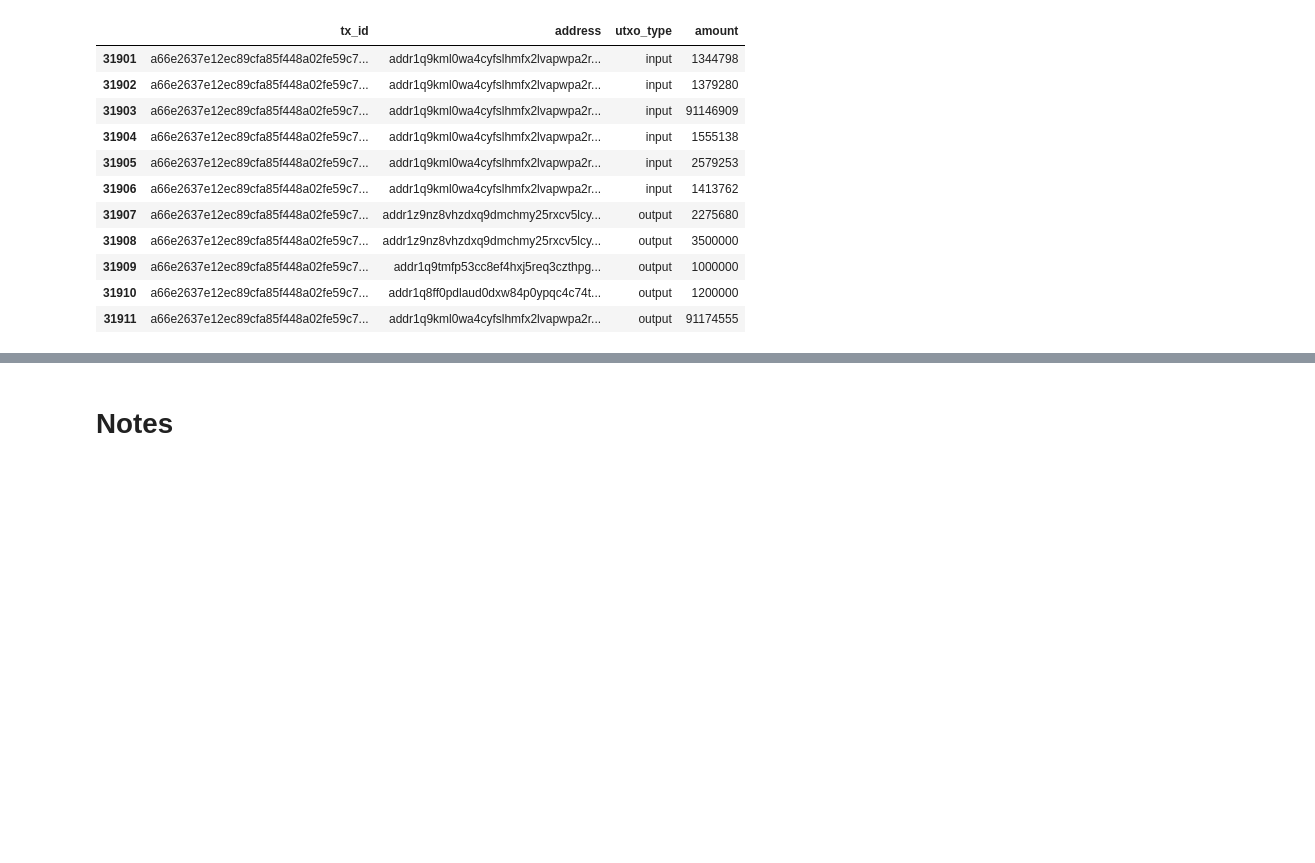
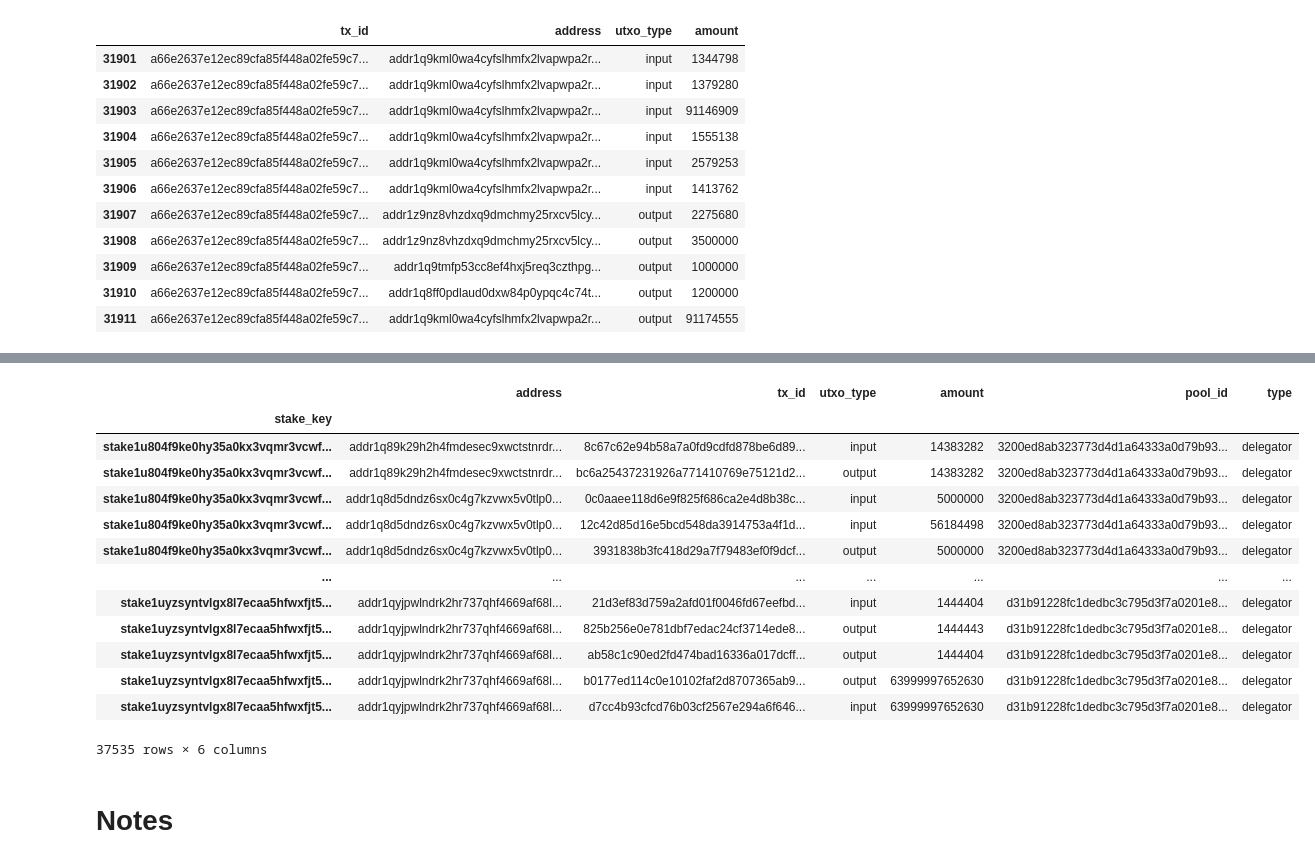
Before and after one commit to alvail/caa-cardano-exchanges, a Jupyter notebook: notebooks/ground_truth.ipynb, the cells around one changed output, grey strips where cells are left out. Cells and saved outputs as stored; diff of their text form; code cells hidden in the pictures; blank space fills up the shorter version.

```diff
--- a/notebooks/ground_truth.ipynb
+++ b/notebooks/ground_truth.ipynb
@@ -360,3 +359,20 @@ utxo_df.set_index('address').join(account_df.set_index('address')).reset_index()
+# %%
+join_df[join_df['stake_key'].notna()].set_index('stake_key').join(pool_df.set_index('stake_key'))
+# %% [output]
+|  | address | tx_id | utxo_type | amount | pool_id | type |
+| stake_key |  |  |  |  |  |  |
+| stake1u804f9ke0hy35a0kx3vqmr3vcwf... | addr1q89k29h2h4fmdesec9xwctstnrdr... | 8c67c62e94b58a7a0fd9cdfd878be6d89... | input | 14383282 | 3200ed8ab323773d4d1a64333a0d79b93... | delegator |
+| stake1u804f9ke0hy35a0kx3vqmr3vcwf... | addr1q89k29h2h4fmdesec9xwctstnrdr... | bc6a25437231926a771410769e75121d2... | output | 14383282 | 3200ed8ab323773d4d1a64333a0d79b93... | delegator |
+| stake1u804f9ke0hy35a0kx3vqmr3vcwf... | addr1q8d5dndz6sx0c4g7kzvwx5v0tlp0... | 0c0aaee118d6e9f825f686ca2e4d8b38c... | input | 5000000 | 3200ed8ab323773d4d1a64333a0d79b93... | delegator |
+| stake1u804f9ke0hy35a0kx3vqmr3vcwf... | addr1q8d5dndz6sx0c4g7kzvwx5v0tlp0... | 12c42d85d16e5bcd548da3914753a4f1d... | input | 56184498 | 3200ed8ab323773d4d1a64333a0d79b93... | delegator |
+| stake1u804f9ke0hy35a0kx3vqmr3vcwf... | addr1q8d5dndz6sx0c4g7kzvwx5v0tlp0... | 3931838b3fc418d29a7f79483ef0f9dcf... | output | 5000000 | 3200ed8ab323773d4d1a64333a0d79b93... | delegator |
+| ... | ... | ... | ... | ... | ... | ... |
+| stake1uyzsyntvlgx8l7ecaa5hfwxfjt5... | addr1qyjpwlndrk2hr737qhf4669af68l... | 21d3ef83d759a2afd01f0046fd67eefbd... | input | 1444404 | d31b91228fc1dedbc3c795d3f7a0201e8... | delegator |
+| stake1uyzsyntvlgx8l7ecaa5hfwxfjt5... | addr1qyjpwlndrk2hr737qhf4669af68l... | 825b256e0e781dbf7edac24cf3714ede8... | output | 1444443 | d31b91228fc1dedbc3c795d3f7a0201e8... | delegator |
+| stake1uyzsyntvlgx8l7ecaa5hfwxfjt5... | addr1qyjpwlndrk2hr737qhf4669af68l... | ab58c1c90ed2fd474bad16336a017dcff... | output | 1444404 | d31b91228fc1dedbc3c795d3f7a0201e8... | delegator |
+| stake1uyzsyntvlgx8l7ecaa5hfwxfjt5... | addr1qyjpwlndrk2hr737qhf4669af68l... | b0177ed114c0e10102faf2d8707365ab9... | output | 63999997652630 | d31b91228fc1dedbc3c795d3f7a0201e8... | delegator |
+| stake1uyzsyntvlgx8l7ecaa5hfwxfjt5... | addr1qyjpwlndrk2hr737qhf4669af68l... | d7cc4b93cfcd76b03cf2567e294a6f646... | input | 63999997652630 | d31b91228fc1dedbc3c795d3f7a0201e8... | delegator |
+37535 rows × 6 columns
 # %% [markdown]
 # Notes
 # %%
```
Also changed, not shown: parts of 8 cells of this notebook.
